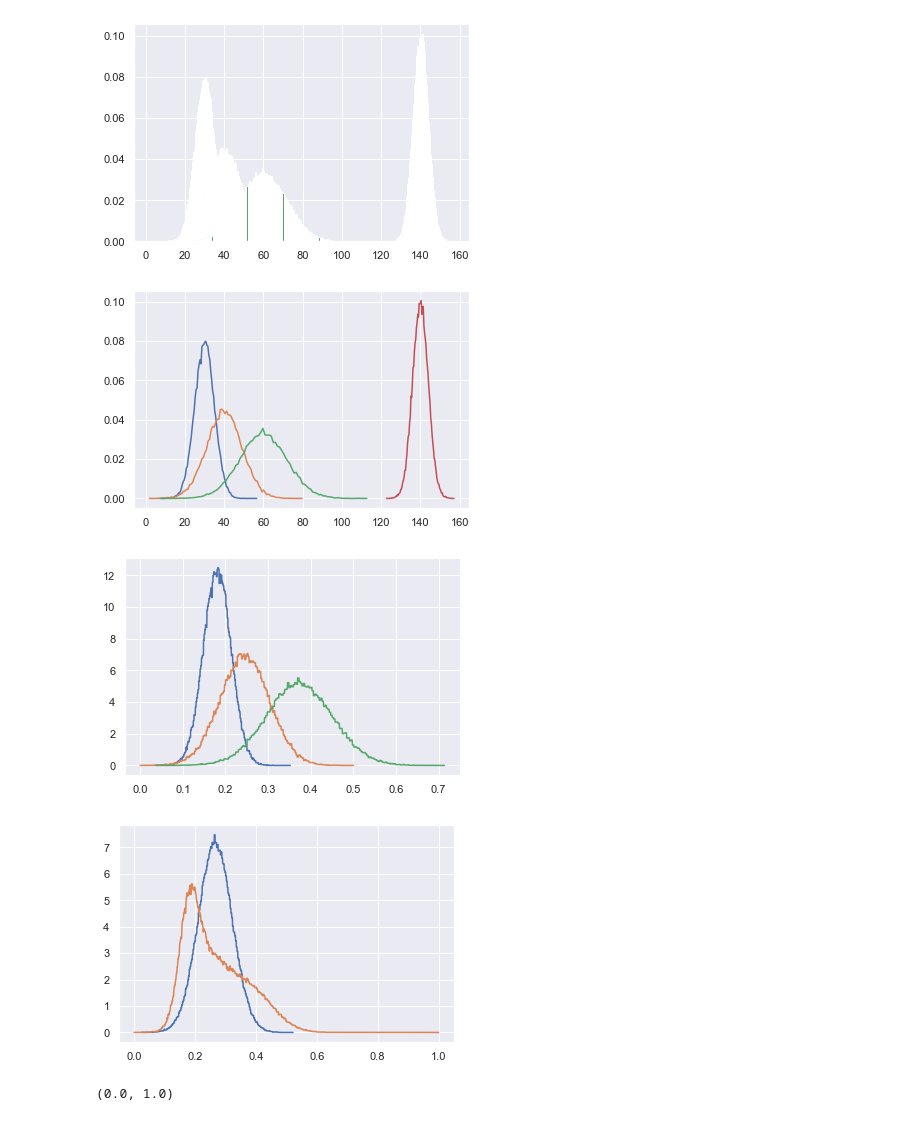
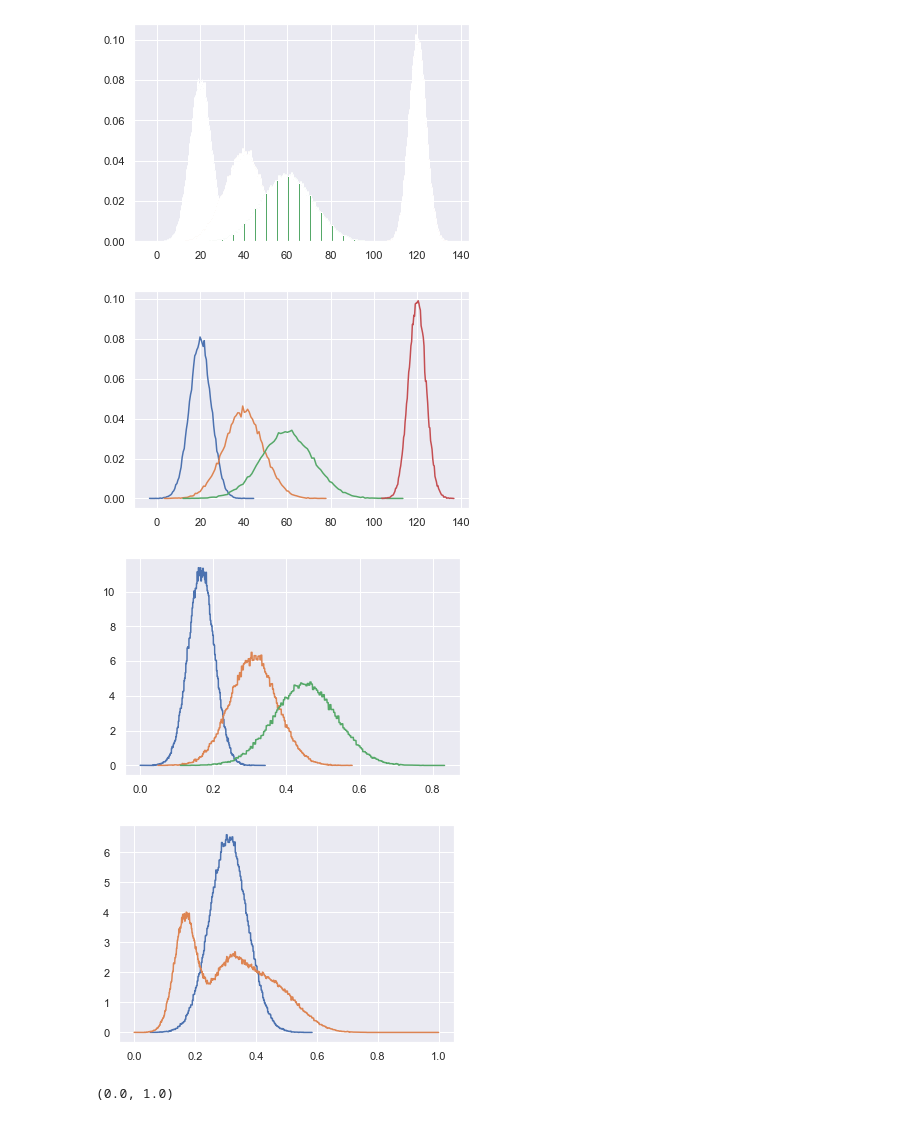
Before and after one commit to ishilov/data_market, a Jupyter notebook: second_test.ipynb, the cells around one changed output. Cells and saved outputs as stored; diff of their text form; code cells hidden in the pictures.

```diff
--- a/second_test.ipynb
+++ b/second_test.ipynb
@@ -12,10 +12,10 @@ import matplotlib.pyplot as plt
 import seaborn as sns
 sns.set()
 # %%
-test_1 = np.random.normal(30, 5, 100000)
+test_1 = np.random.normal(20, 5, 100000)
 test_2 = np.random.normal(40, 9, 100000)
 test_3 = np.random.normal(60, 12, 100000)
-test_4 = np.random.normal(140, 4, 100000)
+test_4 = np.random.normal(120, 4, 100000)
 # %%
 probas_1, values_1, _ = plt.hist(test_1, bins=200, density=True)
 probas_2, values_2, _ = plt.hist(test_2, bins=200, density=True)
@@ -27,7 +27,7 @@ probas_2 = probas_2 / probas_2.sum()
 probas_3 = probas_3 / probas_3.sum()
 probas_4 = probas_4 / probas_4.sum()
 # %% [output]
-[figure, old version]
+[figure, new version]
 # %%
 a_1 = stats.rv_histogram([probas_1, values_1])
 a_2 = stats.rv_histogram([probas_2, values_2])
@@ -43,26 +43,28 @@ ax.plot(np.linspace(*a_4.support(), 100), a_4.pdf(np.linspace(*a_4.support(), 10
 
 fig;
 # %% [output]
-[figure, old version]
+[figure, new version]
 # %%
 seller_1 = Seller(probas_1, values_1, wager=100)
 seller_2 = Seller(probas_2, values_2, wager=100)
 seller_3 = Seller(probas_3, values_3, wager=100)
 
 sellers = [seller_1, seller_2, seller_3]
 
 buyer = Buyer(probas_4, values_4, utility = 200)
 
-market_1 = Market(sellers, buyer, task = 46)
+task = 80
+
+market_1 = Market(sellers, buyer, task = task)
 
 market_1.plot_scaled_forecasts()
 # %% [output]
-[figure, old version]
+[figure, new version]
 # %%
 qa_forecast_scaled = market_1.scaled_aggregation(type = 'QA', plot = True)
 lop_forecast_scaled = market_1.scaled_aggregation(type = 'LOP', plot = True)
 # %% [output]
-[figure, old version]
+[figure, new version]
 # %%
 lop_forecast_scaled.support()
 # %% [output]
```
Also changed, not shown: parts of 37 cells of this notebook, 1 other file.
